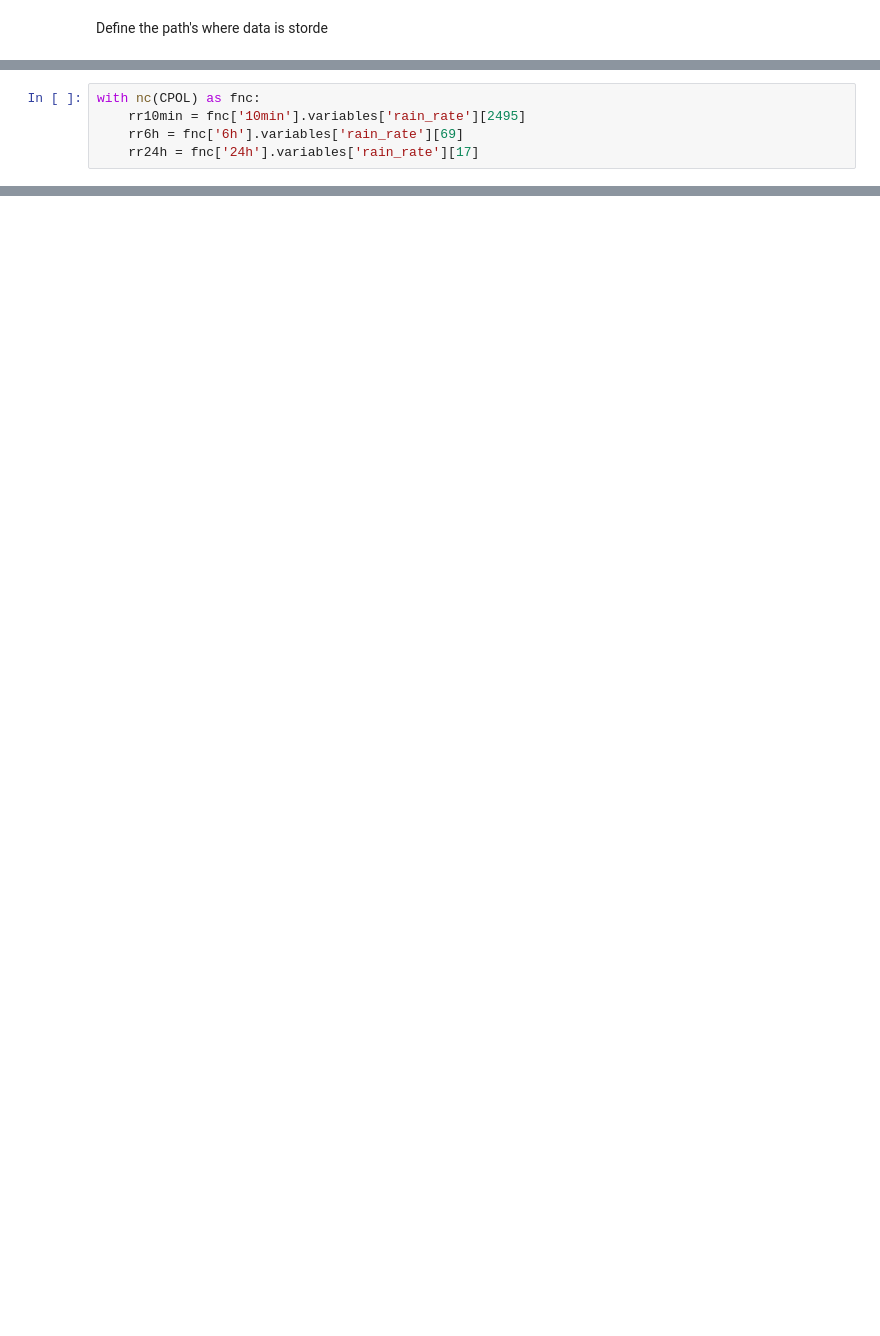
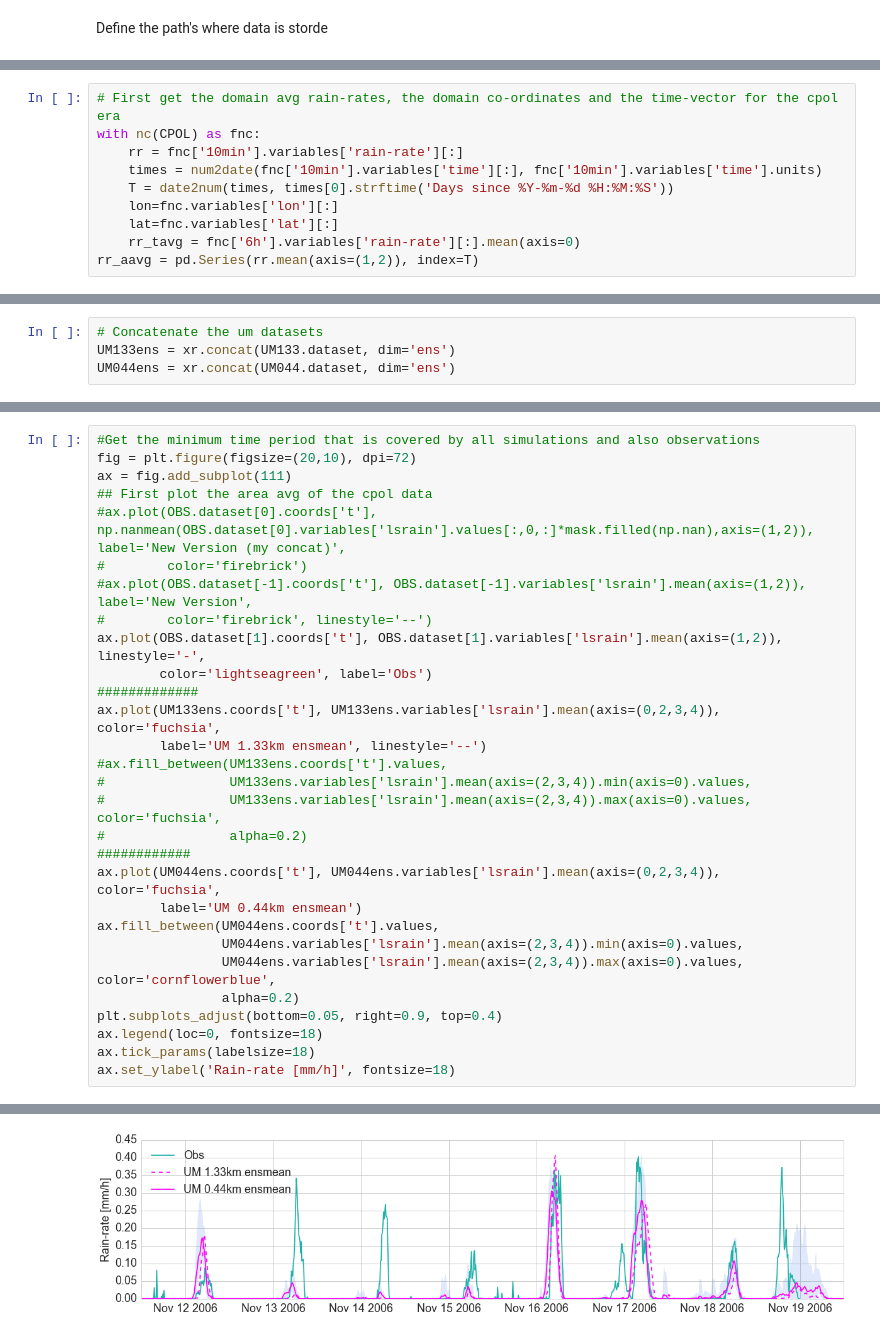
Before and after one commit to antarcticrainforest/RainfallExtremes, a Jupyter notebook: python/MonsoonAndExtremes.ipynb, the cells around one changed output, grey strips where cells are left out. Saved outputs shown, nothing was run; the diff lists cells and outputs as text; blank space fills up the shorter version.

```diff
--- a/python/MonsoonAndExtremes.ipynb
+++ b/python/MonsoonAndExtremes.ipynb
@@ -392,5 +31,0 @@ m = Basemap(llcrnrlat=min(lat), llcrnrlon=min(lon), urcrnrlat=max(lat), urcrnrlo
-# %%
-with nc(CPOL) as fnc:
-    rr10min = fnc['10min'].variables['rain_rate'][2495]
-    rr6h = fnc['6h'].variables['rain_rate'][69]
-    rr24h = fnc['24h'].variables['rain_rate'][17]
@@ -509,0 +49,10 @@ pd.read_hdf(DFFile,'/breaks')
+# %%
+# First get the domain avg rain-rates, the domain co-ordinates and the time-vector for the cpol era
+with nc(CPOL) as fnc:
+    rr = fnc['10min'].variables['rain-rate'][:]
+    times = num2date(fnc['10min'].variables['time'][:], fnc['10min'].variables['time'].units)
+    T = date2num(times, times[0].strftime('Days since %Y-%m-%d %H:%M:%S'))
+    lon=fnc.variables['lon'][:]
+    lat=fnc.variables['lat'][:]
+    rr_tavg = fnc['6h'].variables['rain-rate'][:].mean(axis=0)
+rr_aavg = pd.Series(rr.mean(axis=(1,2)), index=T)
@@ -509,0 +279,4 @@ pd.read_hdf(DFFile,'/breaks')
+# %%
+# Concatenate the um datasets
+UM133ens = xr.concat(UM133.dataset, dim='ens')
+UM044ens = xr.concat(UM044.dataset, dim='ens')
@@ -509,0 +286,30 @@ pd.read_hdf(DFFile,'/breaks')
+# %%
+#Get the minimum time period that is covered by all simulations and also observations
+fig = plt.figure(figsize=(20,10), dpi=72)
+ax = fig.add_subplot(111)
+## First plot the area avg of the cpol data
+#ax.plot(OBS.dataset[0].coords['t'], np.nanmean(OBS.dataset[0].variables['lsrain'].values[:,0,:]*mask.filled(np.nan),axis=(1,2)), label='New Version (my concat)',
+#        color='firebrick')
+#ax.plot(OBS.dataset[-1].coords['t'], OBS.dataset[-1].variables['lsrain'].mean(axis=(1,2)), label='New Version',
+#        color='firebrick', linestyle='--')
+ax.plot(OBS.dataset[1].coords['t'], OBS.dataset[1].variables['lsrain'].mean(axis=(1,2)), linestyle='-',
+        color='lightseagreen', label='Obs')
+#############
+ax.plot(UM133ens.coords['t'], UM133ens.variables['lsrain'].mean(axis=(0,2,3,4)), color='fuchsia',
+        label='UM 1.33km ensmean', linestyle='--')
+#ax.fill_between(UM133ens.coords['t'].values,
+#                UM133ens.variables['lsrain'].mean(axis=(2,3,4)).min(axis=0).values,
+#                UM133ens.variables['lsrain'].mean(axis=(2,3,4)).max(axis=0).values, color='fuchsia',
+#                alpha=0.2)
+############
+ax.plot(UM044ens.coords['t'], UM044ens.variables['lsrain'].mean(axis=(0,2,3,4)), color='fuchsia',
+        label='UM 0.44km ensmean')
+ax.fill_between(UM044ens.coords['t'].values,
+                UM044ens.variables['lsrain'].mean(axis=(2,3,4)).min(axis=0).values,
+                UM044ens.variables['lsrain'].mean(axis=(2,3,4)).max(axis=0).values, color='cornflowerblue',
+                alpha=0.2)
+plt.subplots_adjust(bottom=0.05, right=0.9, top=0.4)
+ax.legend(loc=0, fontsize=18)
+ax.tick_params(labelsize=18)
+ax.set_ylabel('Rain-rate [mm/h]', fontsize=18)
+# %% [output]
@@ -509,0 +317 @@ pd.read_hdf(DFFile,'/breaks')
+[figure, added]
```
Also changed, not shown: parts of 63 cells of this notebook.
